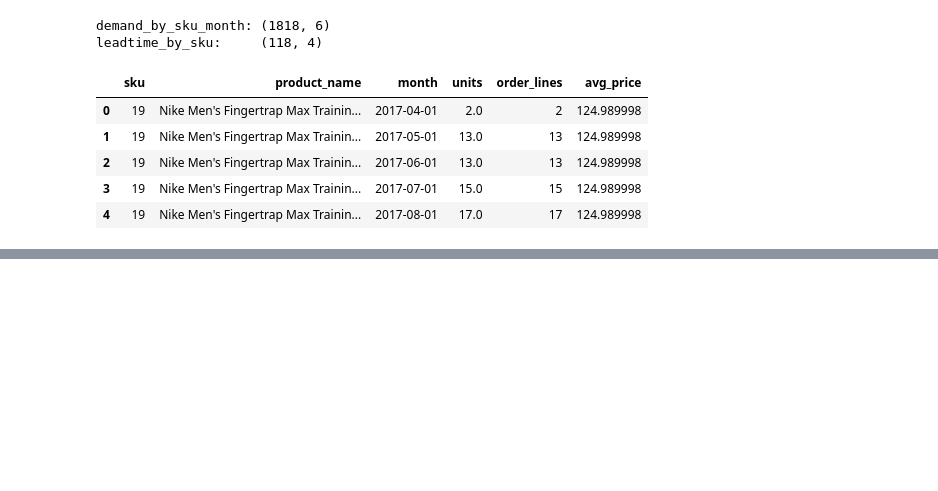
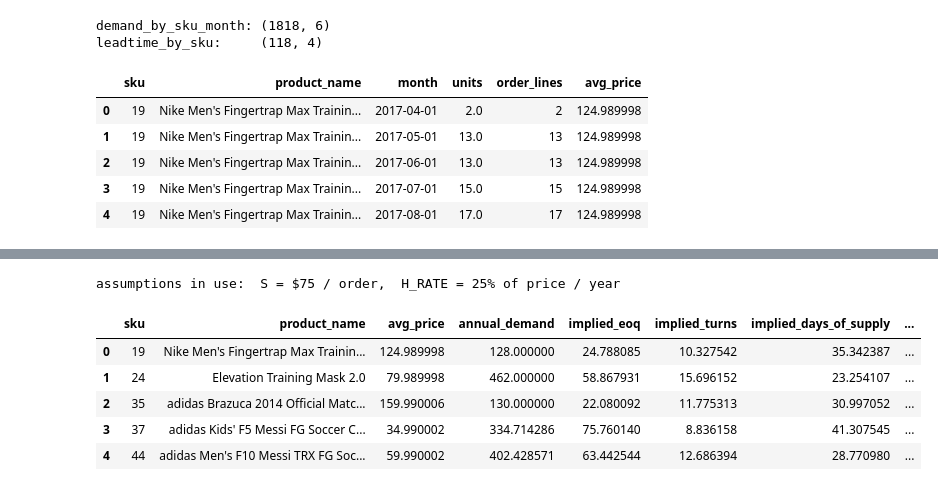
Before and after one commit to GireesheePendela/dataco-inventory-analysis, a Jupyter notebook: notebooks/analysis.ipynb, the cells around one changed output, grey strips where cells are left out. Drawn from its saved outputs; the diff is of its cells as text; code cells hidden in the pictures; blank space fills up the shorter version.

```diff
--- a/notebooks/analysis.ipynb
+++ b/notebooks/analysis.ipynb
@@ -300,0 +316,21 @@ Week 1 deliverable: `outputs/sku_demand_profile.csv`.
+# %%
+import sys
+sys.path.insert(0, "..")   # so "src" is importable when running from notebooks/
+
+from src.inventory import annualize_demand, layer1_turnover, S, H_RATE
+
+profile = pd.read_csv("../outputs/sku_demand_profile.csv")
+
+l1 = layer1_turnover(annualize_demand(profile))
+print(f"assumptions in use:  S = ${S:.0f} / order,  H_RATE = {H_RATE:.0%} of price / year")
+l1[["sku", "product_name", "avg_price", "annual_demand",
+    "implied_eoq", "implied_turns", "implied_days_of_supply",
+    "velocity_tier", "slow_mover"]].head()
+# %% [output]
+assumptions in use:  S = $75 / order,  H_RATE = 25% of price / year
+|  | sku | product_name | avg_price | annual_demand | implied_eoq | implied_turns | implied_days_of_supply | ... |
+| 0 | 19 | Nike Men's Fingertrap Max Trainin... | 124.989998 | 128.000000 | 24.788085 | 10.327542 | 35.342387 | ... |
+| 1 | 24 | Elevation Training Mask 2.0 | 79.989998 | 462.000000 | 58.867931 | 15.696152 | 23.254107 | ... |
+| 2 | 35 | adidas Brazuca 2014 Official Matc... | 159.990006 | 130.000000 | 22.080092 | 11.775313 | 30.997052 | ... |
+| 3 | 37 | adidas Kids' F5 Messi FG Soccer C... | 34.990002 | 334.714286 | 75.760140 | 8.836158 | 41.307545 | ... |
+| 4 | 44 | adidas Men's F10 Messi TRX FG Soc... | 59.990002 | 402.428571 | 63.442544 | 12.686394 | 28.770980 | ... |
```
Also changed, not shown: parts of 6 cells of this notebook.
